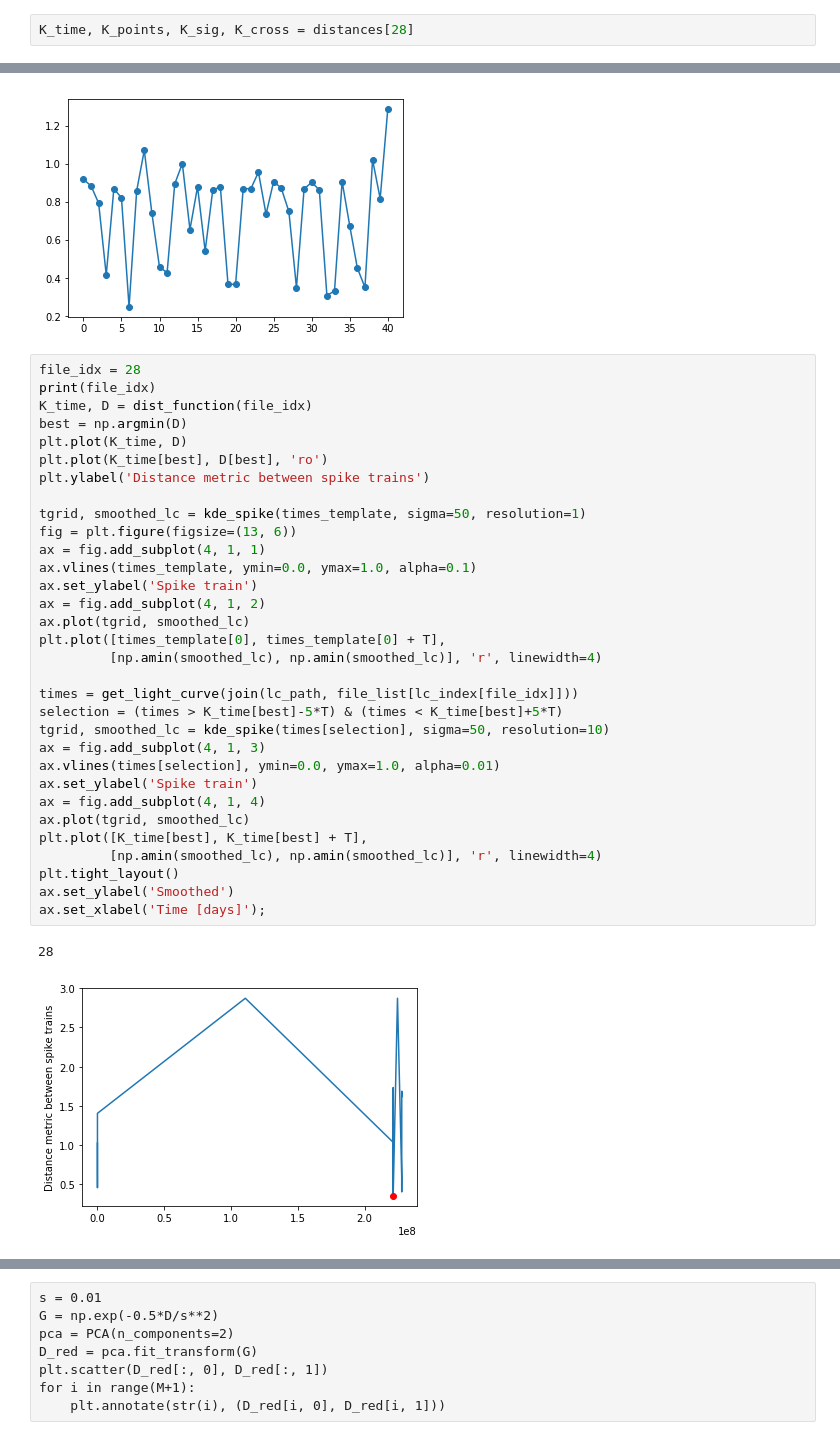
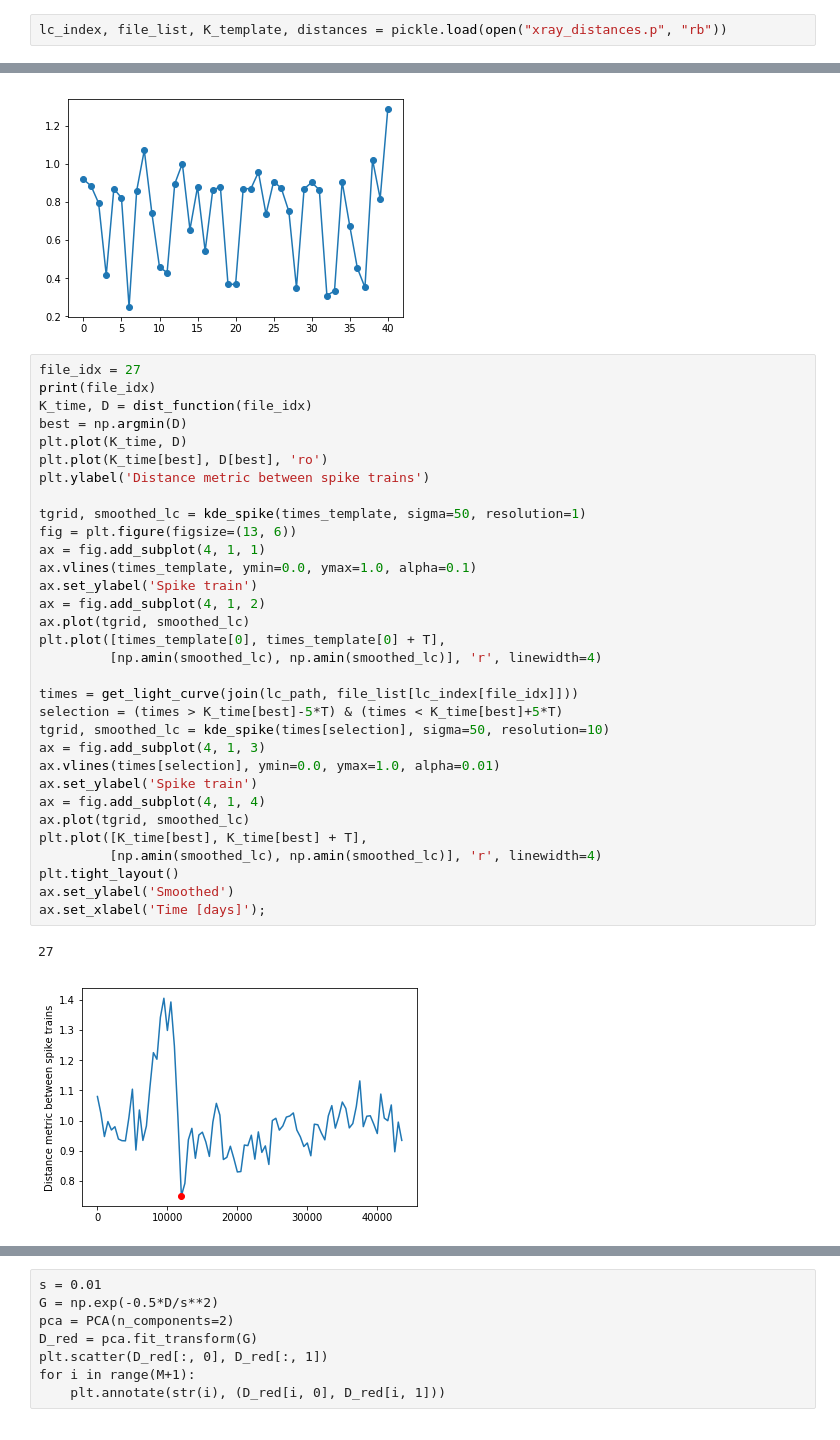
Before and after one commit to phuijse/spike4astro, a Jupyter notebook: xray_kernel.ipynb, the cells around one changed output, grey strips where cells are left out. Drawn from its saved outputs; the diff is of its cells as text.

```diff
--- a/xray_kernel.ipynb
+++ b/xray_kernel.ipynb
@@ -103,8 +104,8 @@ for k in tqdm_notebook(range(len(file_list)), 'LC'):
     distances.append(np.stack((K_time, K_points, K_sig, K_cross)))
 
 pickle.dump([lc_index, file_list, K_template, distances], open("xray_distances.p", "wb"), protocol=2)
-# %%
-K_time, K_points, K_sig, K_cross = distances[28]
+# %%
+lc_index, file_list, K_template, distances = pickle.load(open("xray_distances.p", "rb"))
 # %%
 min_distance = np.zeros(shape=(len(distances),))
 
@@ -126,37 +127,37 @@ plt.plot(min_distance, '-o')
 [<matplotlib.lines.Line2D at 0x...>]
 [figure]
 # %%
-file_idx = 28
+file_idx = 27
 print(file_idx)
 K_time, D = dist_function(file_idx)
 best = np.argmin(D)
 plt.plot(K_time, D)
 plt.plot(K_time[best], D[best], 'ro')
 plt.ylabel('Distance metric between spike trains')
 
 tgrid, smoothed_lc = kde_spike(times_template, sigma=50, resolution=1)
 fig = plt.figure(figsize=(13, 6))
 ax = fig.add_subplot(4, 1, 1)
 ax.vlines(times_template, ymin=0.0, ymax=1.0, alpha=0.1)
 ax.set_ylabel('Spike train')
 ax = fig.add_subplot(4, 1, 2)
 ax.plot(tgrid, smoothed_lc)
 plt.plot([times_template[0], times_template[0] + T],
          [np.amin(smoothed_lc), np.amin(smoothed_lc)], 'r', linewidth=4)
 
 times = get_light_curve(join(lc_path, file_list[lc_index[file_idx]]))
 selection = (times > K_time[best]-5*T) & (times < K_time[best]+5*T)
 tgrid, smoothed_lc = kde_spike(times[selection], sigma=50, resolution=10)
 ax = fig.add_subplot(4, 1, 3)
 ax.vlines(times[selection], ymin=0.0, ymax=1.0, alpha=0.01)
 ax.set_ylabel('Spike train')
 ax = fig.add_subplot(4, 1, 4)
 ax.plot(tgrid, smoothed_lc)
 plt.plot([K_time[best], K_time[best] + T],
          [np.amin(smoothed_lc), np.amin(smoothed_lc)], 'r', linewidth=4)
 plt.tight_layout()
 ax.set_ylabel('Smoothed')
 ax.set_xlabel('Time [days]');
 # %% [output]
-28
+27
-[figure, old version]
+[figure, new version]
```
Also changed, not shown: parts of 2 cells of this notebook.
